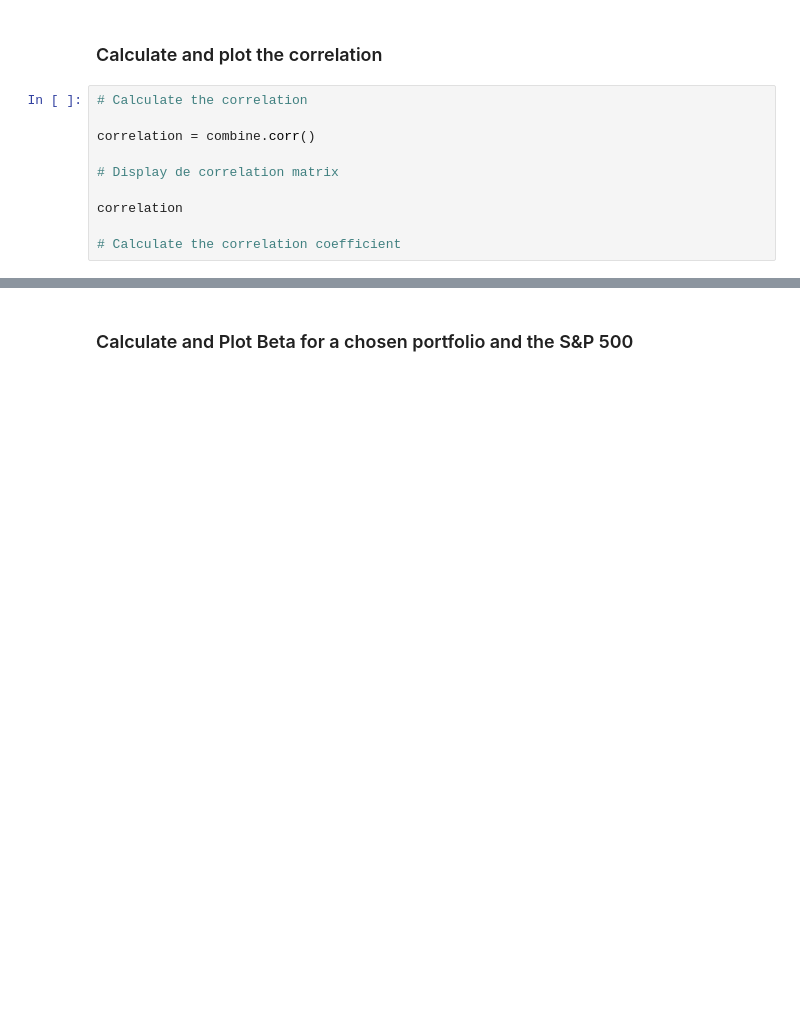
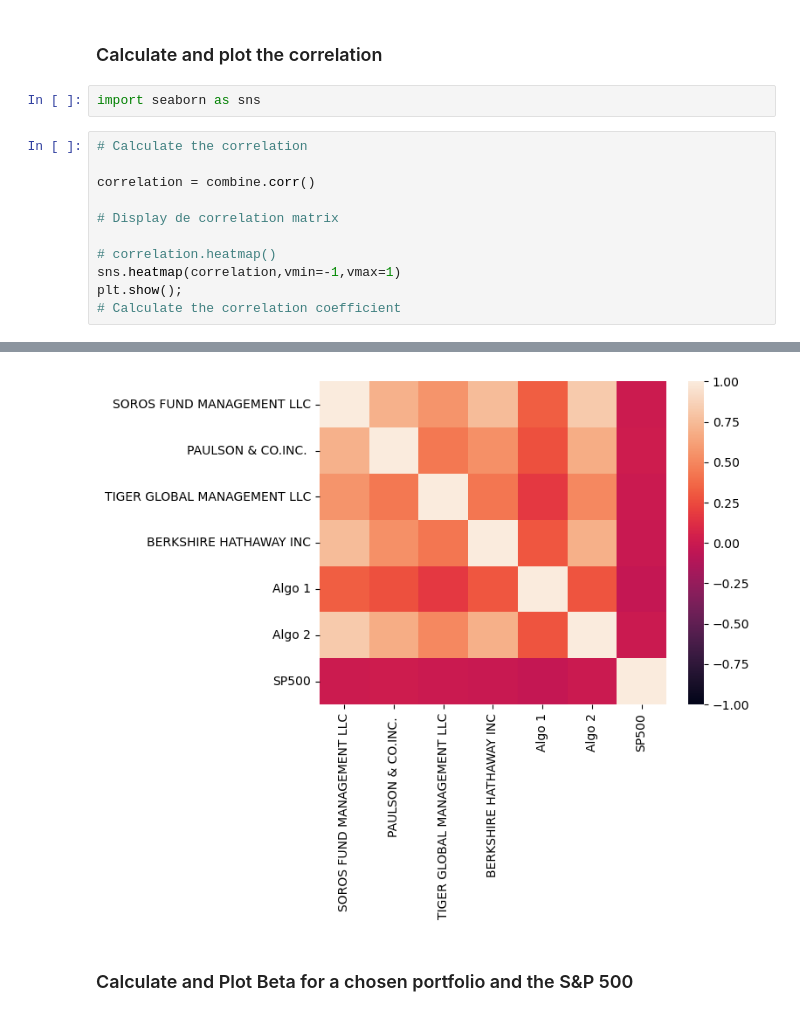
Before and after one commit to fintech-lex/whale_portfolios, a Jupyter notebook: whale_analysis.ipynb, the cells around one changed output, grey strips where cells are left out. Drawn from its saved outputs; the diff is of its cells as text; blank space fills up the shorter version.

```diff
--- a/whale_analysis.ipynb
+++ b/whale_analysis.ipynb
@@ -360,6 +323,8 @@ all_port_roll_std.plot()
 [figure]
 # %% [markdown]
 ### Calculate and plot the correlation
+# %%
+import seaborn as sns
 # %%
 # Calculate the correlation
 
@@ -367,7 +332,8 @@ correlation = combine.corr()
 
 # Display de correlation matrix
 
-correlation
-
+# correlation.heatmap()
+sns.heatmap(correlation,vmin=-1,vmax=1)
+plt.show();
 # Calculate the correlation coefficient
 # %% [output]
@@ -382,3 +340,4 @@ correlation
+[figure, added]
 # %% [markdown]
 ### Calculate and Plot Beta for a chosen portfolio and the S&P 500
 # %%
```
Also changed, not shown: parts of 25 cells of this notebook, 4 other files.
